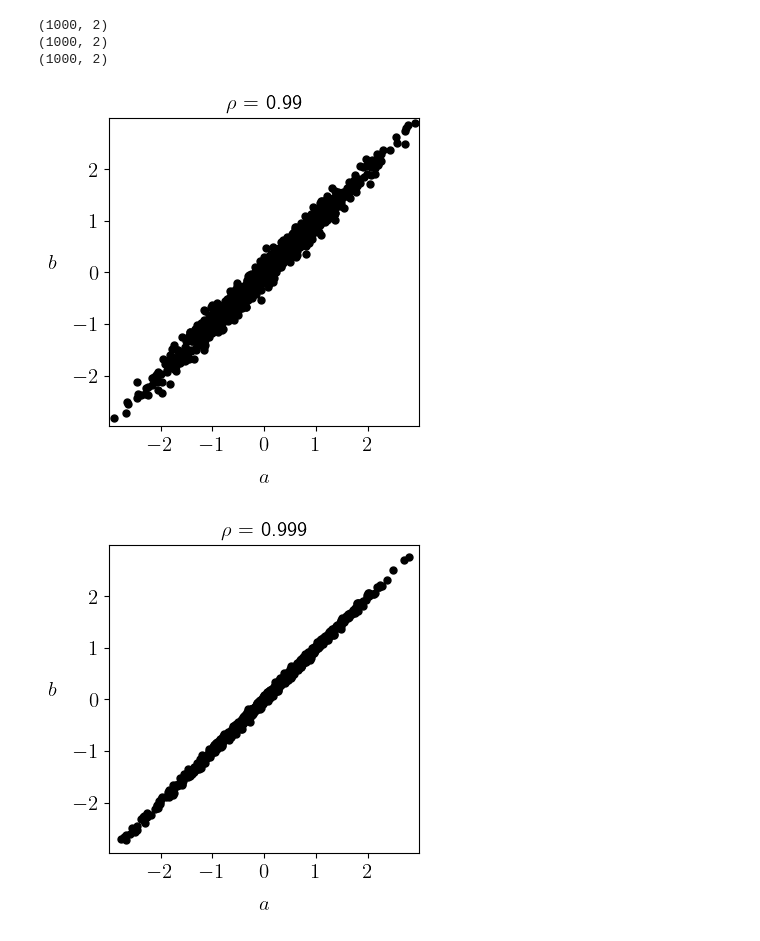
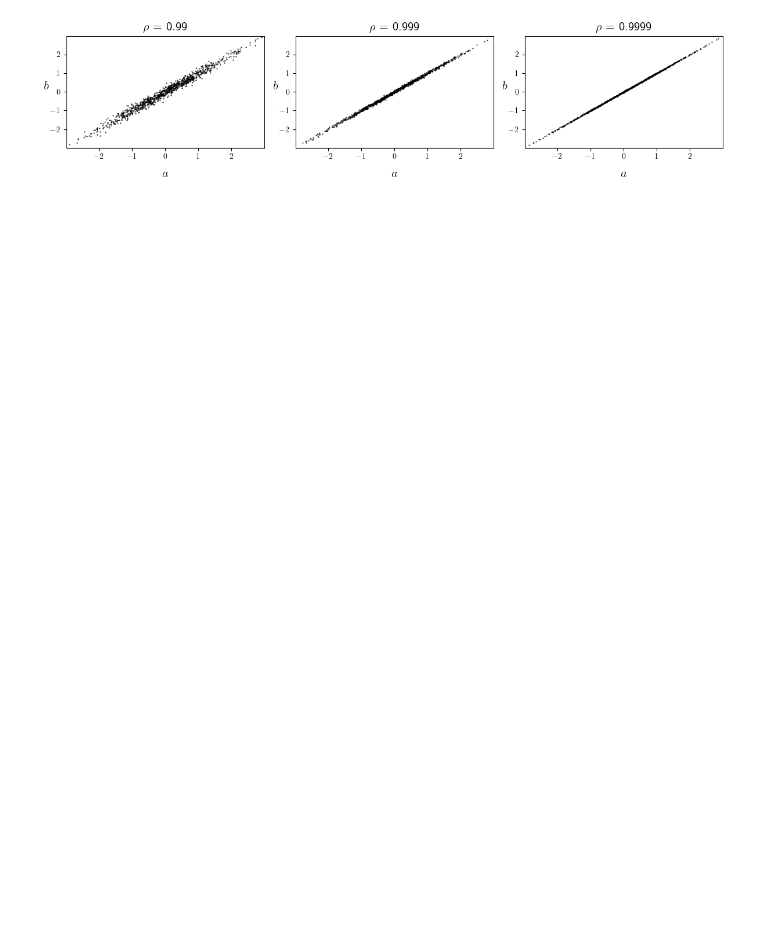
Before and after one commit to cfgranda/ps4ds, a Jupyter notebook: correlation/correlation_gaussian_random_vector.ipynb, the cells around one changed output. Drawn from its saved outputs; the diff is of its cells as text; code cells hidden in the pictures; blank space fills up the shorter version.

```diff
--- a/correlation/correlation_gaussian_random_vector.ipynb
+++ b/correlation/correlation_gaussian_random_vector.ipynb
@@ -142,23 +131,20 @@ for ind,rho in enumerate(rho_vals):
 # %%
 rho_vals = [0.99,0.999,0.9999]
 n=1000
 
+fig, axes = plt.subplots(1, 3, figsize=(12,3),width_ratios=[1,1,1])
+
 for ind,rho in enumerate(rho_vals):
 
     samples = rng.multivariate_normal([0,0], [[1,rho],[rho,1]], size=n)
-    fig = plt.figure(figsize = (4,4))
-    plt.plot(samples[:,0],samples[:,1],'.',ms=10,color='black',rasterized=True)
-    plt.xlabel(r"$a$", fontsize=font_size,labelpad=10)
-    h = plt.ylabel(r"$b$", fontsize=font_size,labelpad=15)
+    axes[ind].plot(samples[:,0],samples[:,1],'.',ms=1,color='black',rasterized=True)
+    axes[ind].set_xlabel(r"$a$", fontsize=font_size,labelpad=10)
+    h = axes[ind].set_ylabel(r"$b$", fontsize=font_size,labelpad=5)
     h.set_rotation(0)
-    plt.xticks(fontsize=font_size_ticks)
-    plt.yticks(fontsize=font_size_ticks)
-    plt.ylim([ymin,ymax])
-    plt.xlim([xmin,xmax])
-    plt.title(r"$\rho$ = "+str(rho),fontsize=font_size)
+    axes[ind].set_ylim([ymin,ymax])
+    axes[ind].set_xlim([xmin,xmax])
+    axes[ind].set_title(r"$\rho$ = "+str(rho),fontsize=font_size)
+
+plt.tight_layout();
 # %% [output]
-(1000, 2)
-(1000, 2)
-(1000, 2)
-[figure, old version]
+[figure, new version]
-[figure, removed]
```
Also changed, not shown: parts of 3 cells of this notebook, 1 other file.
